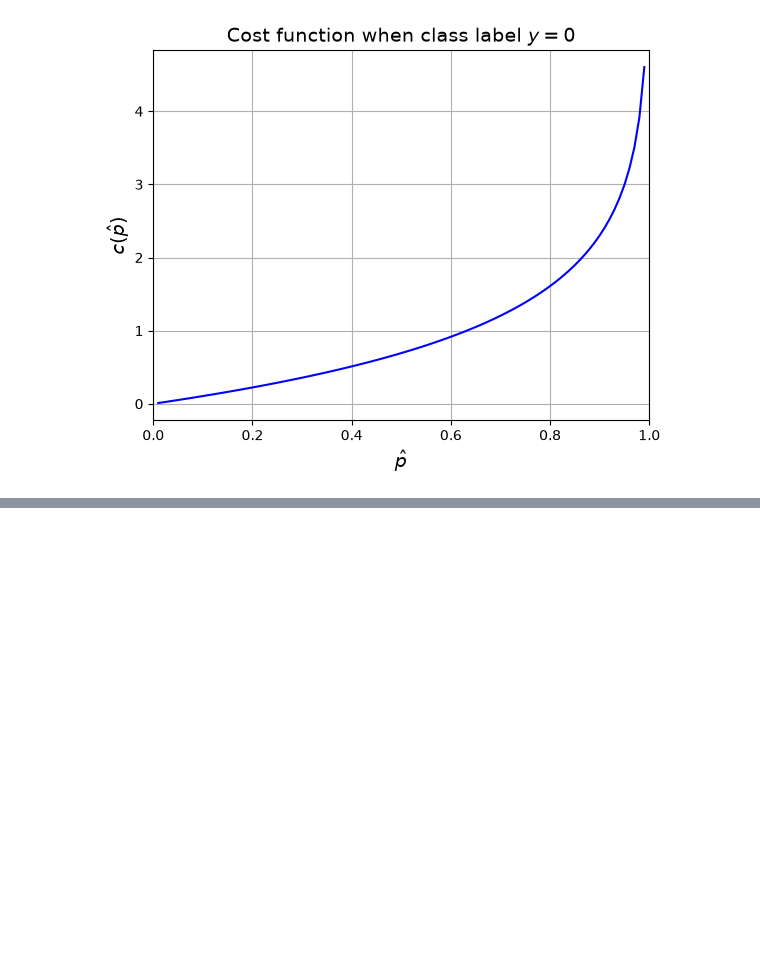
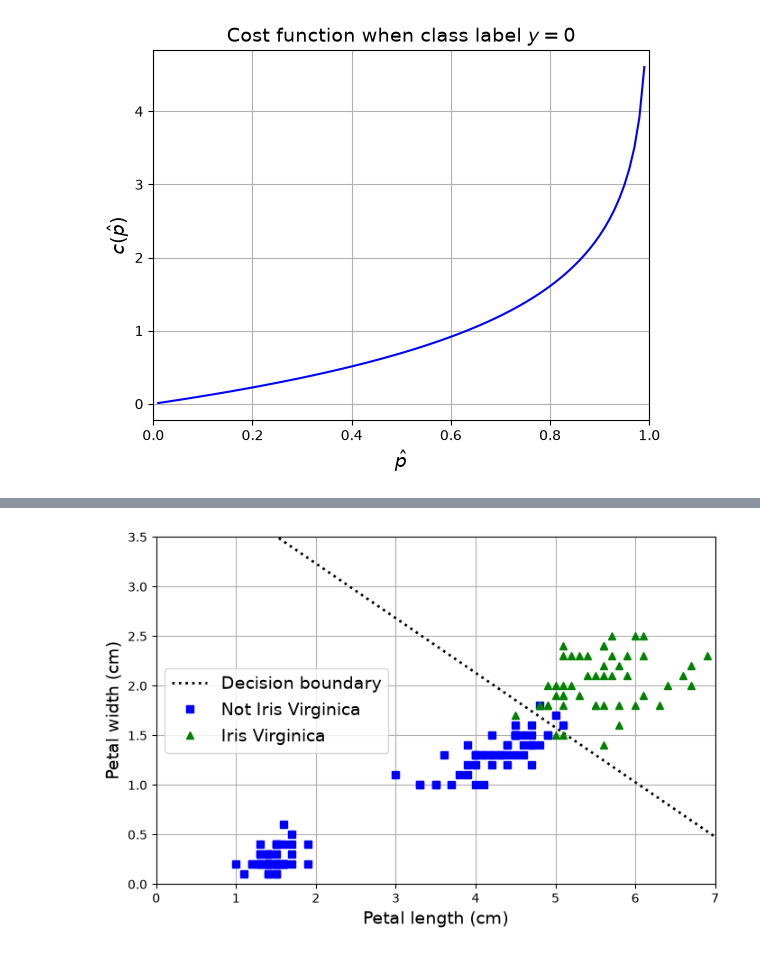
Before and after one commit to Cesarsith25/Unimodelo_IA, a Jupyter notebook: 06_Logistic_Regression.ipynb, the cells around one changed output, grey strips where cells are left out. Saved outputs shown, nothing was run; the diff lists cells and outputs as text; code cells hidden in the pictures; blank space fills up the shorter version.

```diff
--- a/06_Logistic_Regression.ipynb
+++ b/06_Logistic_Regression.ipynb
@@ -72,0 +213,4 @@ plt.show()
+# %%
+# petal length width
+X = iris.data[:, (2,3)]
+y = (iris.target == 2).astype(int) #Investigar a que hacer referencia el iris.target
@@ -72,0 +222,18 @@ plt.show()
+# %%
+left_right = np.array([0, 7])
+boundary = -(model.intercept_[0] + model.coef_[0][0]*left_right)/model.coef_[0][1]
+
+
+plt.figure(figsize=(8, 5))
+plt.plot(left_right, boundary, 'k:', linewidth=2, label='Decision boundary')
+plt.plot(X[y==0, 0], X[y==0, 1], 'bs', label='Not Iris Virginica')
+plt.plot(X[y==1, 0], X[y==1, 1], 'g^', label='Iris Virginica')
+
+plt.xlabel('Petal length (cm)')
+plt.ylabel('Petal width (cm)')
+plt.legend(loc='center left')
+plt.axis([0, 7, 0, 3.5])
+plt.grid(True)
+plt.show()
+# %% [output]
+[figure, added]
```
Also changed, not shown: parts of 20 cells of this notebook, 6 other files.
